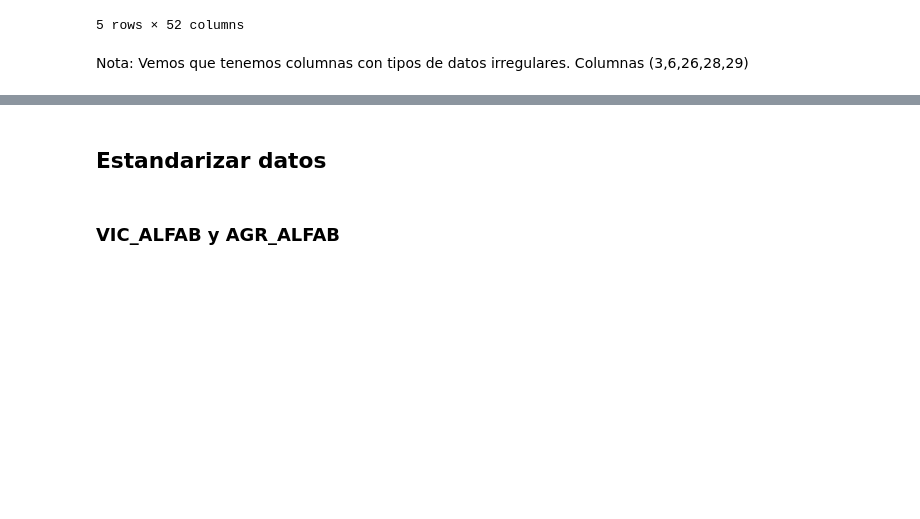
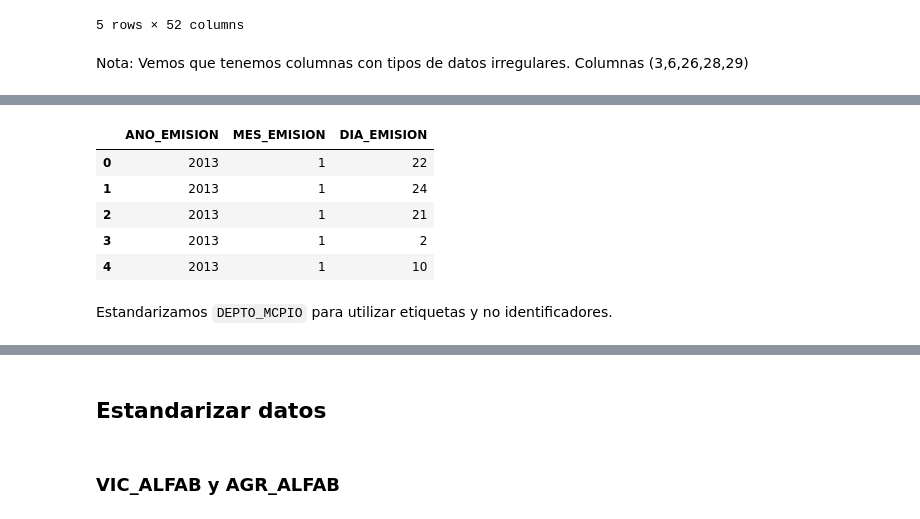
Before and after one commit to chamale-rac/data-mining-project, a Jupyter notebook: cleaning.ipynb, the cells around one changed output, grey strips where cells are left out. Drawn from its saved outputs; the diff is of its cells as text; code cells hidden in the pictures; blank space fills up the shorter version.

```diff
--- a/cleaning.ipynb
+++ b/cleaning.ipynb
@@ -31,0 +70,20 @@ Nota: Vemos que tenemos columnas con tipos de datos irregulares. Columnas (3,6,2
+# %%
+# Diccionario para convertir los nombres de los meses a números
+month_dict = {
+    'enero': 1, 'febrero': 2, 'marzo': 3, 'abril': 4, 'mayo': 5, 'junio': 6,
+    'julio': 7, 'agosto': 8, 'septiembre': 9, 'octubre': 10, 'noviembre': 11, 'diciembre': 12
+}
+
+# Reemplazar los nombres de los meses por números
+df['MES_EMISION'] = df['MES_EMISION'].str.lower().map(month_dict)
+
+# Casteo de las columnas
+df['ANO_EMISION'] = df['ANO_EMISION'].astype(int)
+df['DIA_EMISION'] = df['DIA_EMISION'].astype(int)
+
+# Renombrar las columnas para que sean asignadas correctamente
+df_temp = df.rename(columns={'ANO_EMISION': 'year',
+                    'MES_EMISION': 'month', 'DIA_EMISION': 'day'})
+
+# Combina las columnas year, month, day en una sola columna
+df['FECHA_EMISION'] = pd.to_datetime(df_temp[['year', 'month', 'day']])
@@ -31,0 +99,11 @@ Nota: Vemos que tenemos columnas con tipos de datos irregulares. Columnas (3,6,2
+# %%
+df[['ANO_EMISION', 'MES_EMISION', 'DIA_EMISION']].head()
+# %% [output]
+|  | ANO_EMISION | MES_EMISION | DIA_EMISION |
+| 0 | 2013 | 1 | 22 |
+| 1 | 2013 | 1 | 24 |
+| 2 | 2013 | 1 | 21 |
+| 3 | 2013 | 1 | 2 |
+| 4 | 2013 | 1 | 10 |
+# %% [markdown]
+Estandarizamos `DEPTO_MCPIO` para utilizar etiquetas y no identificadores.
```
Also changed, not shown: parts of 21 cells of this notebook, 1 other file.
